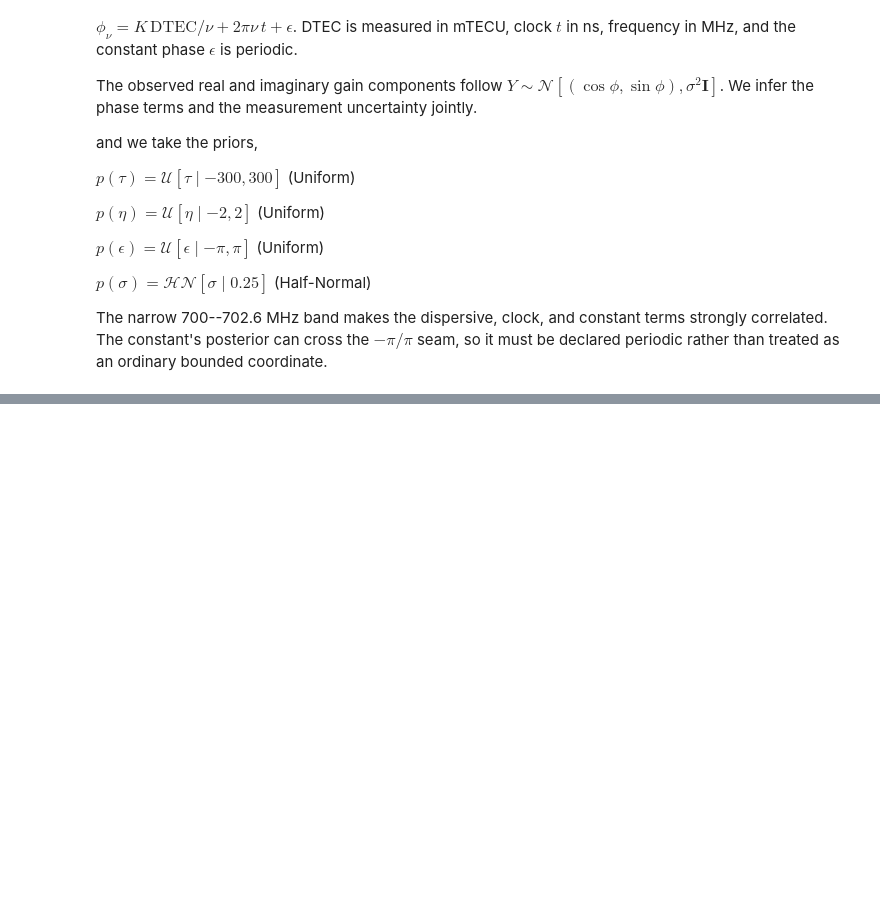
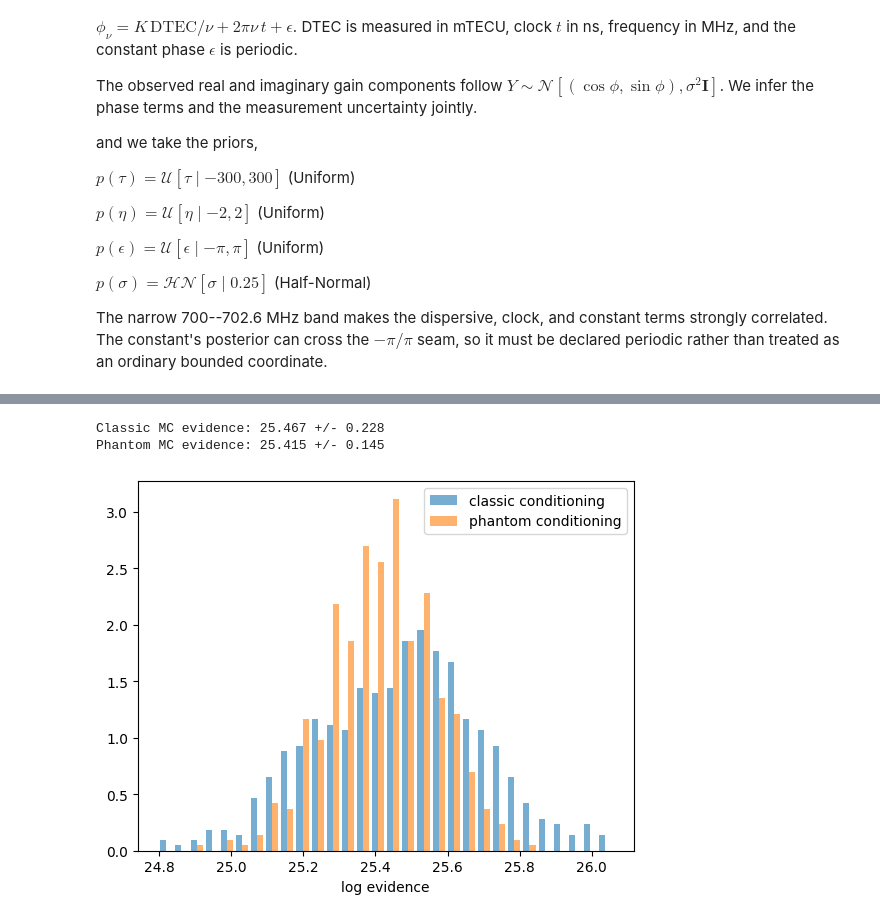
Before and after one commit to Joshuaalbert/jaxns, a Jupyter notebook: docs/examples/Jones_scalar_modelling.ipynb, the cells around one changed output, grey strips where cells are left out. Saved outputs shown, nothing was run; the diff lists cells and outputs as text; code cells hidden in the pictures; blank space fills up the shorter version.

```diff
--- a/docs/examples/Jones_scalar_modelling.ipynb
+++ b/docs/examples/Jones_scalar_modelling.ipynb
@@ -108,0 +138,39 @@ results.plot_cornerplot()
+# %%
+# Compare evidence uncertainty with and without retained phantom contours.
+classic_evidence = results.sample_evidence_mc(
+    num_samples=512,
+    conditioning='classic',
+    key=random.PRNGKey(1801),
+)
+phantom_evidence = results.sample_evidence_mc(
+    num_samples=512,
+    conditioning='phantom',
+    key=random.PRNGKey(1802),
+)
+print(
+    'Classic MC evidence: '
+    f'{classic_evidence.log_Z_mean:.3f} '
+    f'+/- {classic_evidence.log_Z_uncert:.3f}'
+)
+print(
+    'Phantom MC evidence: '
+    f'{phantom_evidence.log_Z_mean:.3f} '
+    f'+/- {phantom_evidence.log_Z_uncert:.3f}'
+)
+plt.hist(
+    [
+        np.asarray(classic_evidence.log_Z_samples),
+        np.asarray(phantom_evidence.log_Z_samples),
+    ],
+    bins=30,
+    density=True,
+    alpha=0.6,
+    label=['classic conditioning', 'phantom conditioning'],
+)
+plt.xlabel('log evidence')
+plt.legend()
+plt.show()
+# %% [output]
+Classic MC evidence: 25.467 +/- 0.228
+Phantom MC evidence: 25.415 +/- 0.145
+[figure, added]
```
Also changed, not shown: parts of 6 cells of this notebook, 27 other files.
